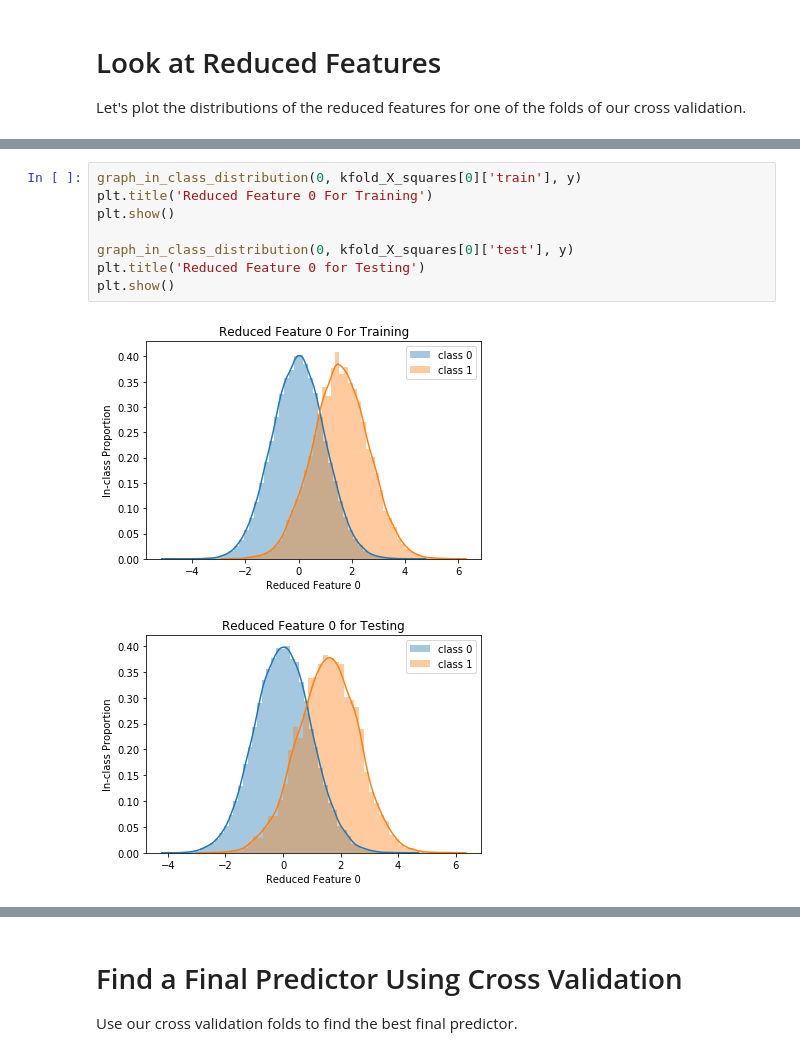
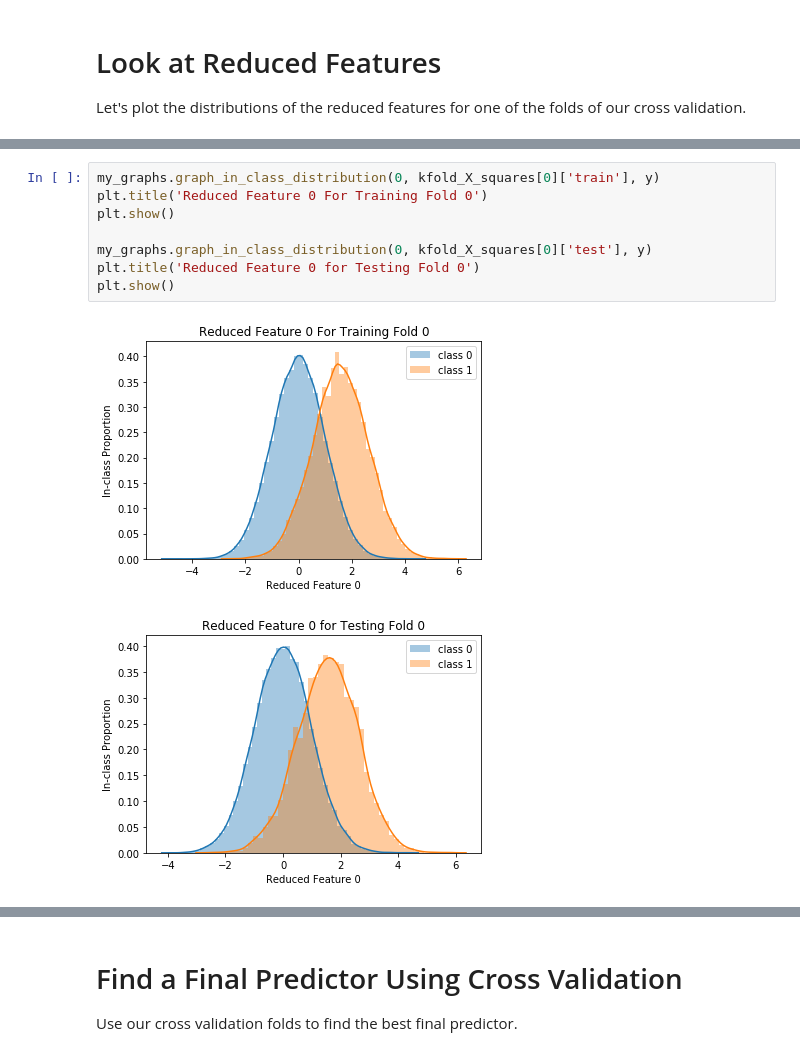
Before and after one commit to MatthewMcGonagle/kaggle_competitions, a Jupyter notebook: santander_2019/BestDirectionsModel.ipynb, the cells around one changed output, grey strips where cells are left out. Cells and saved outputs as stored; diff of their text form.

```diff
--- a/santander_2019/BestDirectionsModel.ipynb
+++ b/santander_2019/BestDirectionsModel.ipynb
@@ -261,12 +239,12 @@ def graph2d_in_class_distribution(features, X, y, sample_size = 10**4):
 # %%
-graph_in_class_distribution(0, kfold_X_squares[0]['train'], y)
-plt.title('Reduced Feature 0 For Training')
+my_graphs.graph_in_class_distribution(0, kfold_X_squares[0]['train'], y)
+plt.title('Reduced Feature 0 For Training Fold 0')
 plt.show()
 
-graph_in_class_distribution(0, kfold_X_squares[0]['test'], y)
-plt.title('Reduced Feature 0 for Testing')
+my_graphs.graph_in_class_distribution(0, kfold_X_squares[0]['test'], y)
+plt.title('Reduced Feature 0 for Testing Fold 0')
 plt.show()
 # %% [output]
-[figure, old version]
+[figure, new version]
-[figure, old version]
+[figure, new version]
 # %%
```
Also changed, not shown: parts of 7 cells of this notebook, 1 other file.
